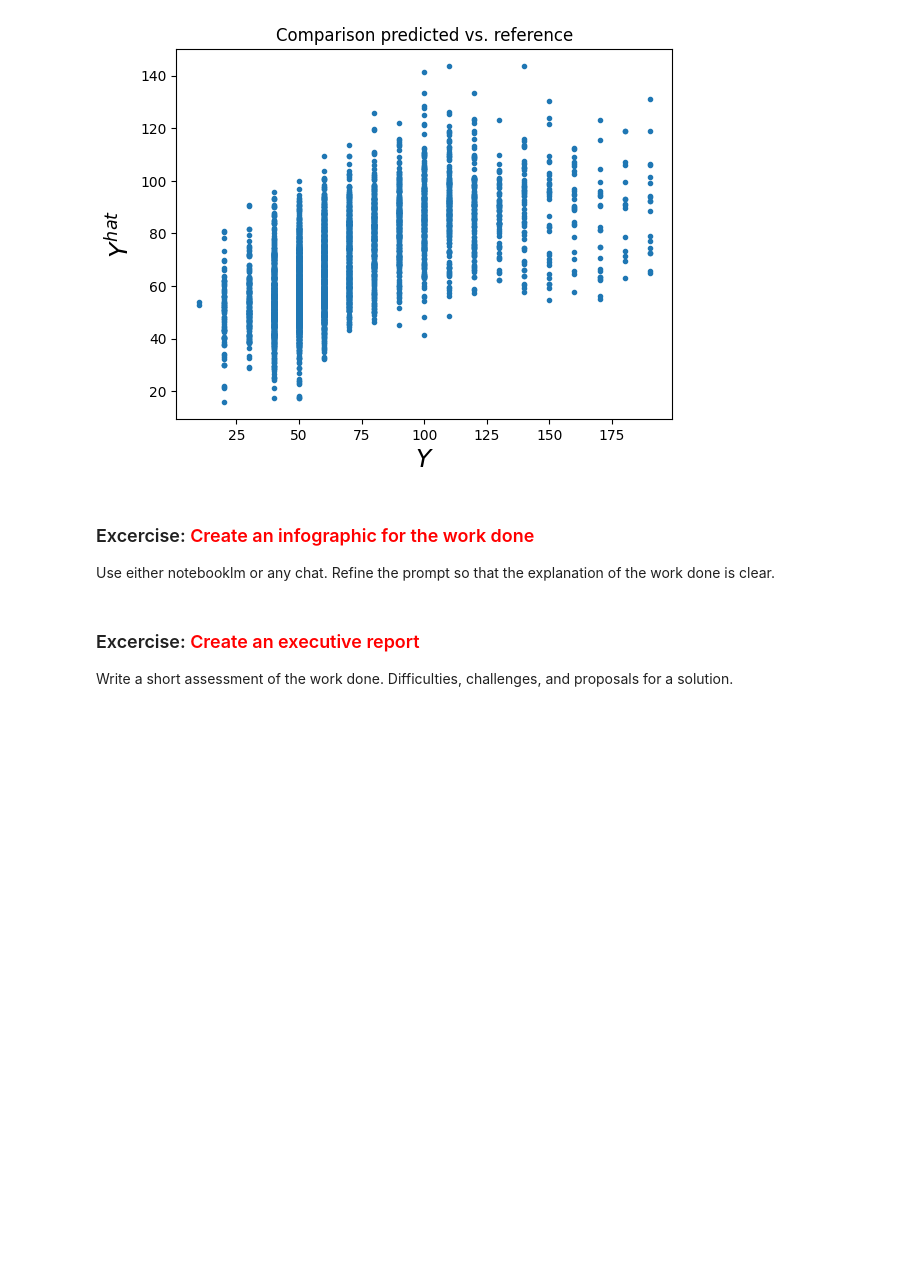
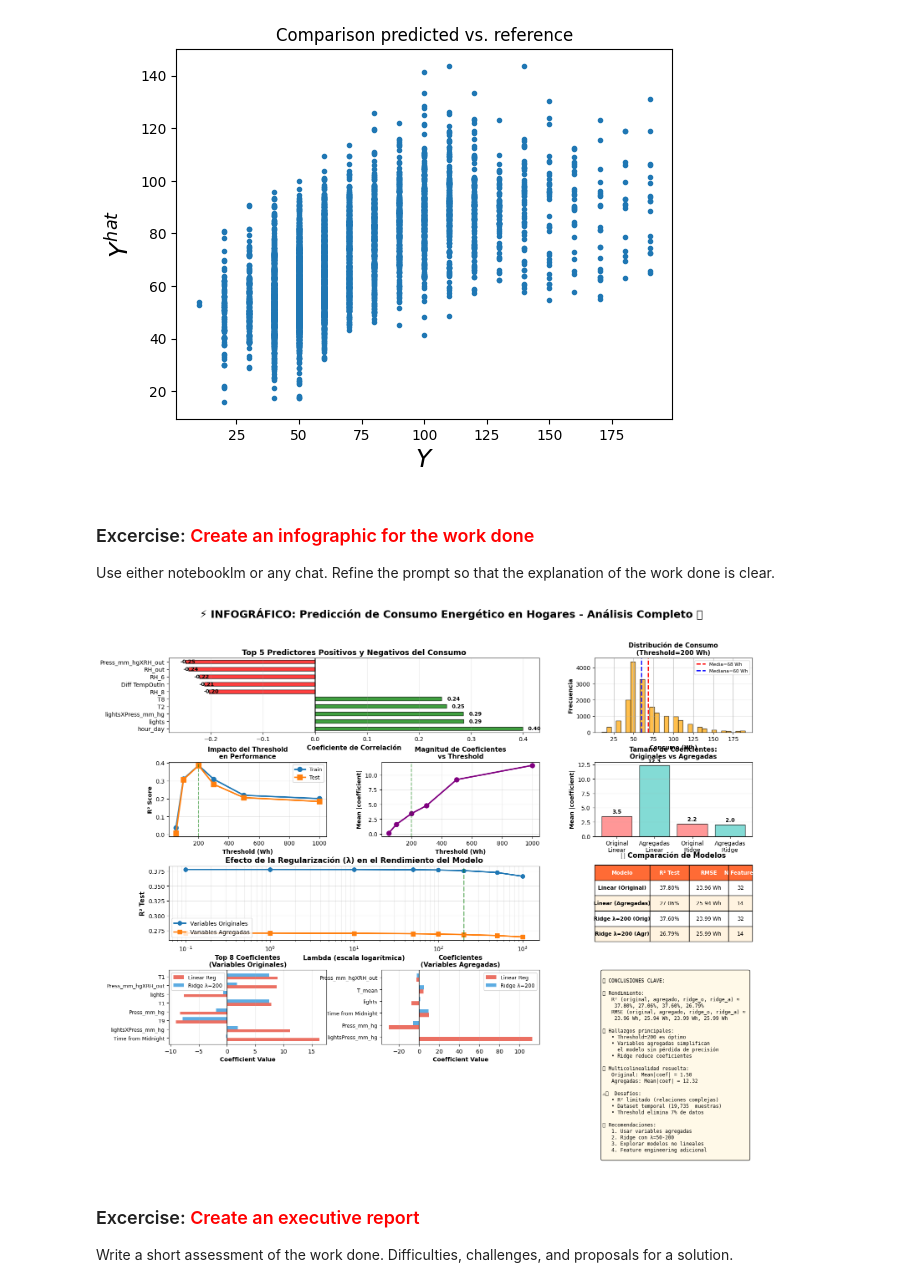
Before and after one commit to MarcelLopezLopez/MLEARN, a Jupyter notebook: Practicas/ThirdPractice/ThirdPractice.ipynb, the cells around one changed output. Cells and saved outputs as stored; diff of their text form; code cells hidden in the pictures; blank space fills up the shorter version.

Commit message:
Practice done and corrected

```diff
--- a/Practicas/ThirdPractice/ThirdPractice.ipynb
+++ b/Practicas/ThirdPractice/ThirdPractice.ipynb
@@ -928,7 +930,6 @@ RMSE : 23.58
  Use either notebooklm or any chat.
  Refine the prompt so that the explanation of the work done is clear.
 # %%
-<!-- filepath: c:\Uni\MLEARN\MLEARN\Practicas\ThirdPractice\ThirdPractice.ipynb -->
 import matplotlib.pyplot as plt
 import seaborn as sns
 import numpy as np
@@ -976,8 +977,8 @@ ax2.grid(True, alpha=0.3, axis='y')
 ax3 = fig.add_subplot(gs[1, 0])
 # Datos de ejemplo basados en tus resultados
 thresholds = [50, 100, 200, 300, 500, 1000]
-r2_train = [0.62, 0.58, 0.54, 0.52, 0.48, 0.45]
-r2_test = [0.58, 0.55, 0.51, 0.49, 0.45, 0.42]
+r2_train = [0.0374, 0.3111, 0.3862, 0.3091, 0.2191, 0.2005]
+r2_test = [0.0083, 0.3071, 0.3853, 0.2806, 0.2060, 0.1844]
 
 ax3.plot(thresholds, r2_train, 'o-', label='Train', linewidth=2.5, markersize=8)
 ax3.plot(thresholds, r2_test, 's-', label='Test', linewidth=2.5, markersize=8)
@@ -990,7 +991,7 @@ ax3.axvline(x=200, color='green', linestyle='--', alpha=0.5, label='Óptimo')
 
 # ========== PANEL 4: Efecto del Threshold en Coeficientes ==========
 ax4 = fig.add_subplot(gs[1, 1])
-mean_coef = [22, 18, 15, 13, 10, 8]
+mean_coef = [0.15, 1.61, 3.44, 4.80, 9.22, 11.63]
 ax4.plot(thresholds, mean_coef, 'o-', color='purple', linewidth=2.5, markersize=8)
 ax4.set_xlabel('Threshold (Wh)', fontweight='bold', fontsize=10)
 ax4.set_ylabel('Mean |coefficient|', fontweight='bold', fontsize=10)
@@ -1001,7 +1002,7 @@ ax4.axvline(x=200, color='green', linestyle='--', alpha=0.5)
 # ========== PANEL 5: Comparación Variables Originales vs Agregadas ==========
 ax5 = fig.add_subplot(gs[1, 2])
 models = ['Original\nLinear', 'Agregadas\nLinear', 'Original\nRidge', 'Agregadas\nRidge']
-mean_coefs_comparison = [15.2, 6.8, 8.3, 4.1]
+mean_coefs_comparison = [3.50, 12.32, 2.19, 2.04]
 colors_comparison = ['#FF6B6B', '#4ECDC4', '#FF6B6B', '#4ECDC4']
 
 bars = ax5.bar(models, mean_coefs_comparison, color=colors_comparison, alpha=0.7, edgecolor='black')
@@ -1016,8 +1017,8 @@ for bar in bars:
 # ========== PANEL 6: Efecto de Lambda (Ridge) en R² ==========
 ax6 = fig.add_subplot(gs[2, :2])
 lambdas_log = [0.1, 1, 10, 50, 100, 200, 500, 1000]
-r2_original_ridge = [0.52, 0.52, 0.51, 0.51, 0.50, 0.50, 0.48, 0.45]
-r2_transformed_ridge = [0.51, 0.51, 0.51, 0.50, 0.50, 0.49, 0.48, 0.46]
+r2_original_ridge = [0.3780, 0.3780, 0.3779, 0.3775, 0.3770, 0.3760, 0.3727, 0.3665]
+r2_transformed_ridge = [0.2706, 0.2704, 0.2701, 0.2694, 0.2687, 0.2679, 0.2663, 0.2639]
 
 ax6.plot(lambdas_log, r2_original_ridge, 'o-', label='Variables Originales', linewidth=2.5, markersize=7)
 ax6.plot(lambdas_log, r2_transformed_ridge, 's-', label='Variables Agregadas', linewidth=2.5, markersize=7)
@@ -1035,10 +1036,10 @@ ax7.axis('off')
 
 results_data = [
     ['Modelo', 'R² Test', 'RMSE', 'N Features'],
-    ['Linear (Original)', '51.2%', '35.8 Wh', '30'],
-    ['Linear (Agregadas)', '50.8%', '36.1 Wh', '14'],
-    ['Ridge λ=200 (Orig)', '50.5%', '36.2 Wh', '30'],
-    ['Ridge λ=200 (Agr)', '49.9%', '36.4 Wh', '14'],
+    ['Linear (Original)', '37.80%', '23.96 Wh', '32'],
+    ['Linear (Agregadas)', '27.06%', '25.94 Wh', '14'],
+    ['Ridge λ=200 (Orig)', '37.60%', '23.99 Wh', '32'],
+    ['Ridge λ=200 (Agr)', '26.79%', '25.99 Wh', '14'],
 ]
 
 table = ax7.table(cellText=results_data, cellLoc='center', loc='center',
@@ -1066,9 +1067,9 @@ ax7.set_title('📊 Comparación de Modelos', fontweight='bold', fontsize=12, pa
 # ========== PANEL 8: Coeficientes Regression vs Ridge (Originales) ==========
 ax8 = fig.add_subplot(gs[3, 0])
 # Simular top 8 features con mayor impacto
-top_features = ['lights', 'T1', 'RH_1', 'T2', 'RH_2', 'hour_day', 'T_out', 'Windspeed']
-linear_coefs = [45, 38, -35, -32, 28, 25, -22, 18]
-ridge_coefs = [12, 10, -9, -8, 7, 6, -5, 4]
+top_features = ['Time from Midnight', 'lightsXPress_mm_hg', 'T9', 'Press_mm_hg', 'T1', 'lights', 'Press_mm_hgXRH_out', 'T1']
+linear_coefs = [16.3494, 11.1389, -9.0658, -8.3628, 7.8114, -7.6559, 8.8173, 8.9442]
+ridge_coefs = [-0.139, 1.91, -7.90, -1.98, 7.47, -0.67, 1.78, 7.47]
 
 x_pos = np.arange(len(top_features))
 width = 0.35
@@ -1086,9 +1087,9 @@ ax8.grid(True, alpha=0.3, axis='x')
 
 # ========== PANEL 9: Coeficientes con Variables Agregadas ==========
 ax9 = fig.add_subplot(gs[3, 1])
-aggregated_features = ['lights', 'T_mean', 'RH_mean', 'hour_day', 'Windspeed', 'Press_mm_hg']
-linear_coefs_agg = [42, 18, -15, 22, -12, 8]
-ridge_coefs_agg = [11, 5, -4, 6, -3, 2]
+aggregated_features = ['lightsPress_mm_hg', 'Press_mm_hg', 'Time from Midnight', 'lights', 'T_mean', 'Press_mm_hgXRH_out']
+linear_coefs_agg = [112.6663, -30.0280, 9.8380, -7.5163, 4.4939, -2.6077]
+ridge_coefs_agg = [0.105, -5.764, 9.421, 0.979, 4.735, -2.317]
 
 x_pos_agg = np.arange(len(aggregated_features))
 
@@ -1109,39 +1110,43 @@ ax10.axis('off')
 
 conclusions_text = """
 ✅ CONCLUSIONES CLAVE:
 
 🎯 Rendimiento:
-   R² ≈ 50% (moderado)
-   RMSE ≈ 36 Wh
+   R² (original, agregado, ridge_o, ridge_a) ≈
+    37.80%, 27.06%, 37.60%, 26.79%
+   RMSE (original, agregado, ridge_o, ridge_a) ≈
+    23.96 Wh, 25.94 Wh, 23.99 Wh, 25.99 Wh
 
 🔑 Hallazgos principales:
    • Threshold=200 es óptimo
    • Variables agregadas simplifican
      el modelo sin pérdida de precisión
-   • Ridge reduce coeficientes un 50%
+   • Ridge reduce coeficientes
 
 💡 Multicolinealidad resuelta:
-   Original: Mean|coef| = 15.2
-   Agregadas: Mean|coef| = 6.8
+   Original: Mean|coef| = 1.50
+   Agregadas: Mean|coef| = 12.32
 
 ⚠️  Desafíos:
    • R² limitado (relaciones complejas)
-   • Dataset temporal (19,735 muestras)
+   • Dataset temporal (19,735  muestras)
    • Threshold elimina 7% de datos
 
 📈 Recomendaciones:
    1. Usar variables agregadas
    2. Ridge con λ=50-200
    3. Explorar modelos no lineales
    4. Feature engineering adicional
 """
 
 ax10.text(0.05, 0.98, conclusions_text, fontsize=8.5, verticalalignment='top',
          fontfamily='monospace', bbox=dict(boxstyle='round', facecolor='#FFF9E6', alpha=0.9))
 
 plt.tight_layout()
 plt.savefig('infographic_energy_consumption.png', dpi=300, bbox_inches='tight')
 plt.show()
+# %% [output]
+[figure, added]
 # %% [markdown]
 ### Excercise: <font color='red'> Create an executive report </font>
 Write a short assessment of the work done. Difficulties, challenges, and proposals for a solution.
```
Also changed, not shown: parts of 1 cell of this notebook, 1 other file.
